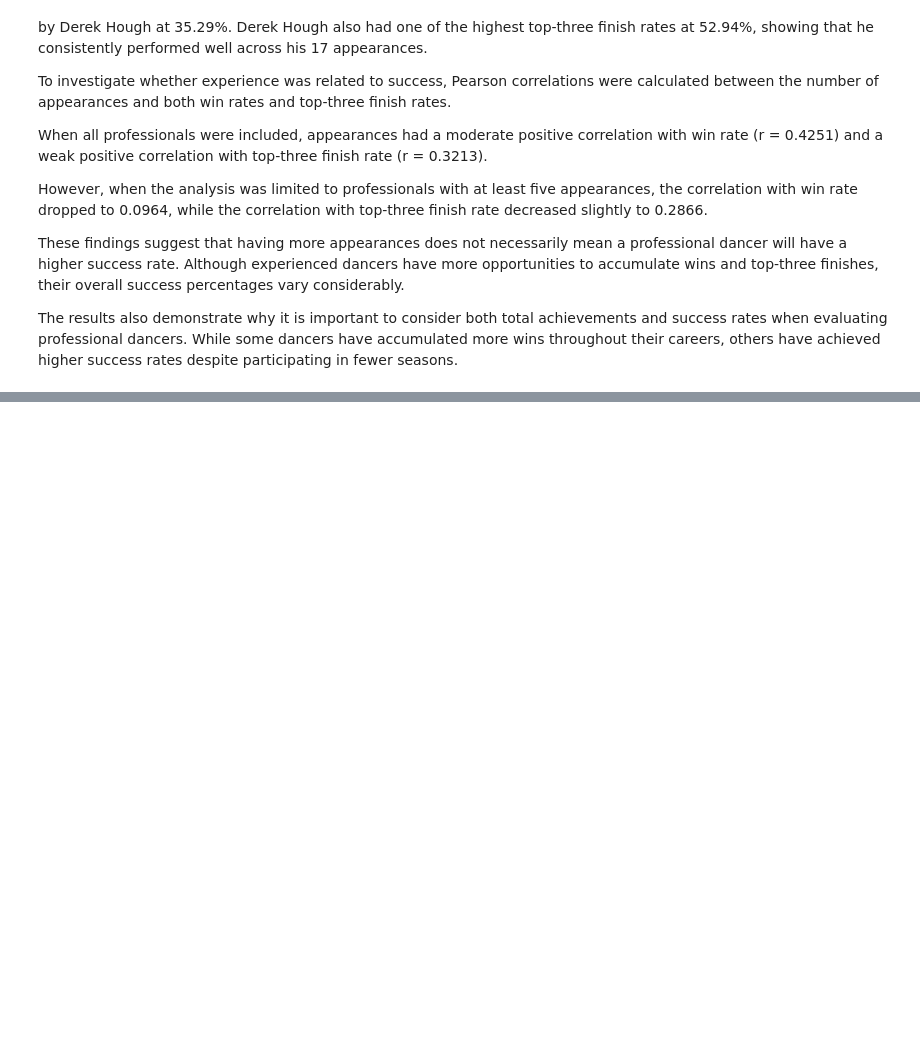
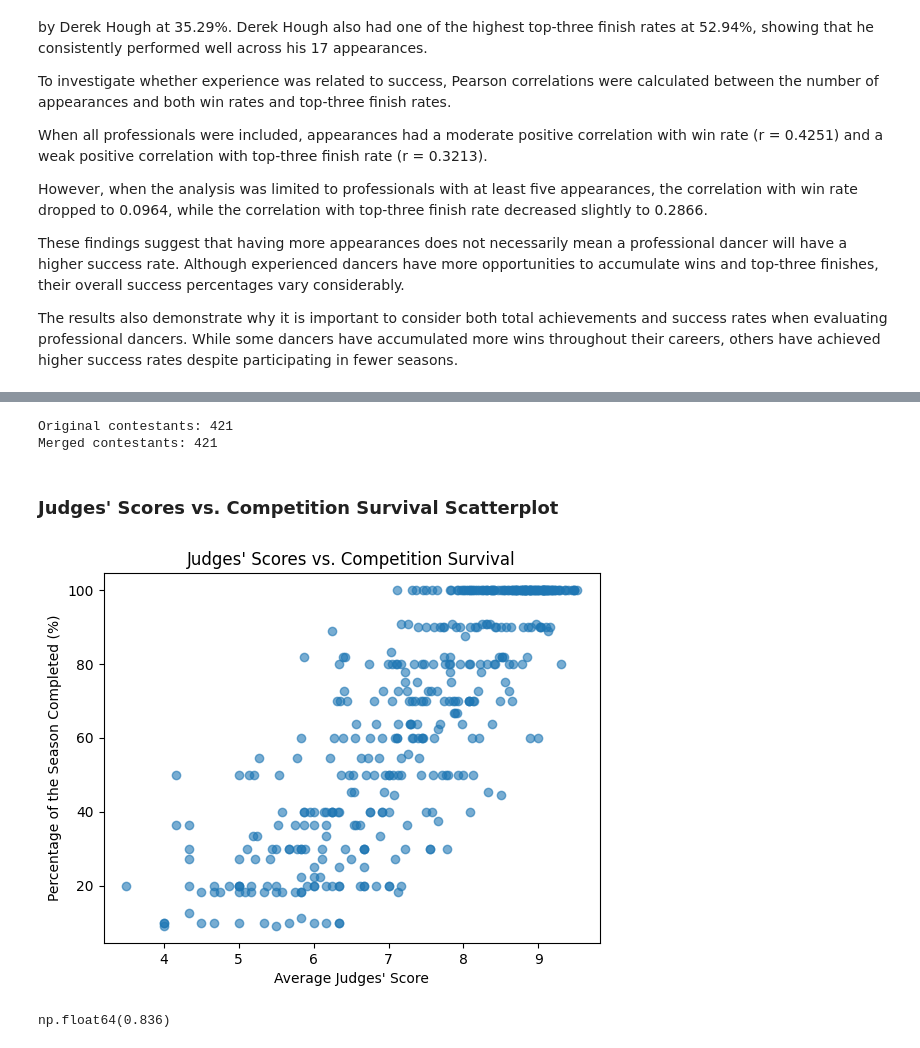
Before and after one commit to mia-c25/dwts-data-analysis, a Jupyter notebook: notebooks/notebook.ipynb, the cells around one changed output, grey strips where cells are left out. Drawn from its saved outputs; the diff is of its cells as text; code cells hidden in the pictures; blank space fills up the shorter version.

```diff
--- a/notebooks/notebook.ipynb
+++ b/notebooks/notebook.ipynb
@@ -1137,0 +1376,7 @@ The results also demonstrate why it is important to consider both total achievem
+# %%
+season_final_weeks = (
+    df.groupby('season')['last_scored_week']
+    .max()
+    .reset_index(name='season_final_week')
+)
+season_final_weeks.head(15)
@@ -1137,0 +1509,12 @@ The results also demonstrate why it is important to consider both total achievem
+# %%
+# Combine average judges' scores with season progress
+# using season and celebrity name to match contestants
+
+score_progress = pd.merge(
+    contestant_avg,
+    df[['season','celebrity_name','season_progress_pct']],
+    on=['season','celebrity_name'],
+    how='inner'
+)
+
+score_progress.head()
@@ -1137,0 +1528,30 @@ The results also demonstrate why it is important to consider both total achievem
+# %%
+# Verify that no contestants were lost during the merge
+
+print("Original contestants:", len(df))
+print("Merged contestants:", len(score_progress))
+# %% [output]
+Original contestants: 421
+Merged contestants: 421
+# %% [markdown]
+### Judges' Scores vs. Competition Survival Scatterplot
+# %%
+plt.scatter(
+    score_progress['avg_season_score'],
+    score_progress['season_progress_pct'],
+    alpha=0.6
+)
+
+plt.title("Judges' Scores vs. Competition Survival")
+plt.xlabel("Average Judges' Score")
+plt.ylabel('Percentage of the Season Completed (%)')
+plt.show()
+# %% [output]
+[figure, added]
+# %%
+score_progress['avg_season_score'].corr(
+    score_progress['season_progress_pct'],
+    method='pearson'
+).round(3)
+# %% [output]
+np.float64(0.836)
```
Also changed, not shown: parts of 64 cells of this notebook.
